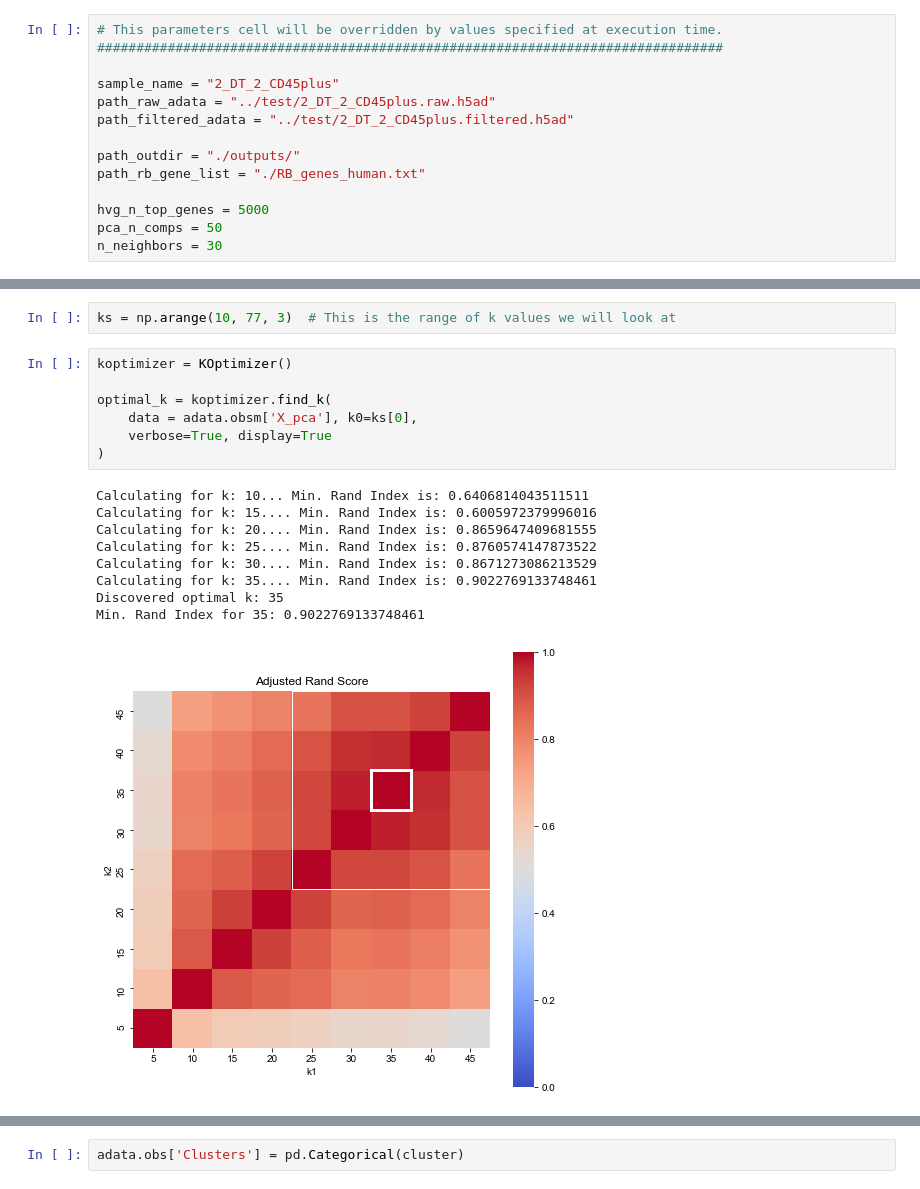
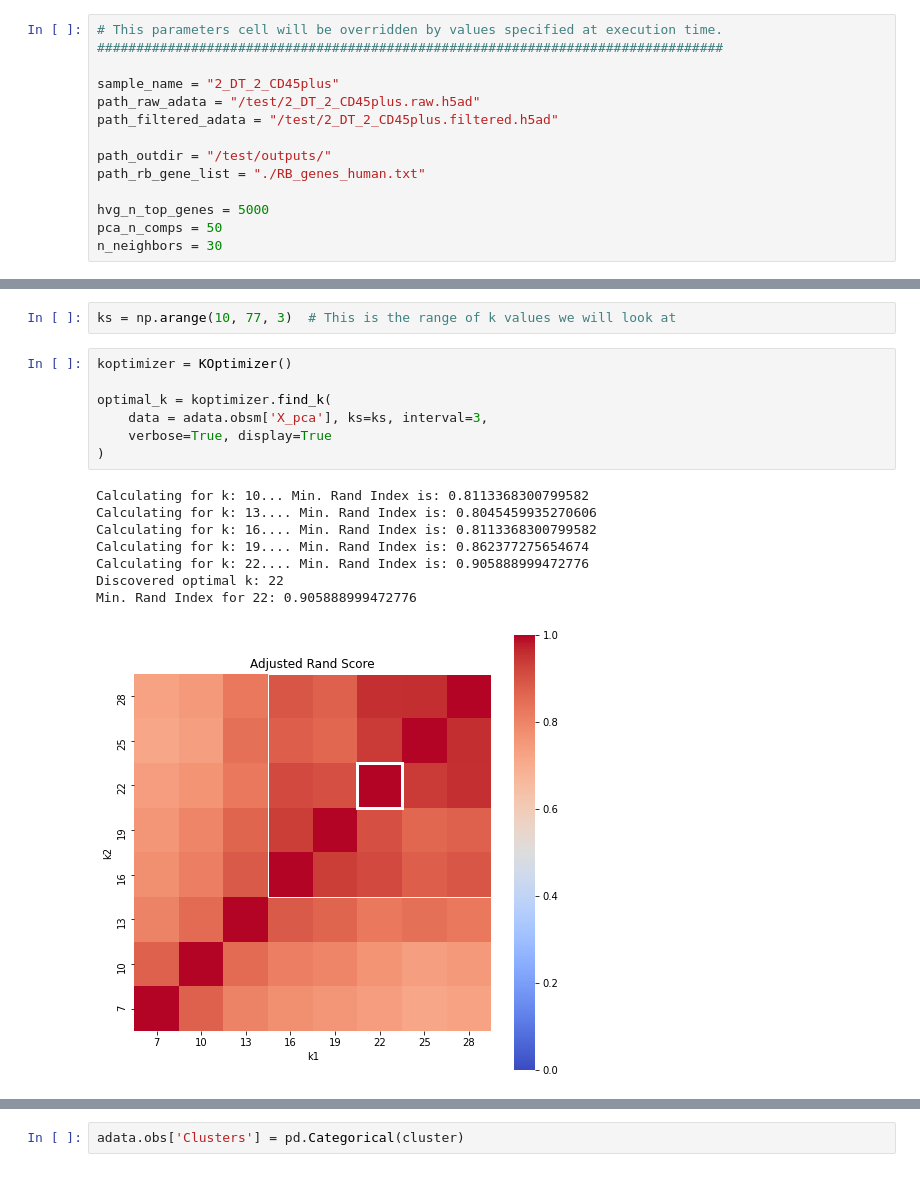
Before and after one commit to hisplan/seqc-ada, a Jupyter notebook: dockers/seqc-basic-analysis/notebooks/basic-analysis-v1b.ipynb, the cells around one changed output, grey strips where cells are left out. Cells and saved outputs as stored; diff of their text form.

```diff
--- a/dockers/seqc-basic-analysis/notebooks/basic-analysis-v1b.ipynb
+++ b/dockers/seqc-basic-analysis/notebooks/basic-analysis-v1b.ipynb
@@ -28,10 +28,10 @@ scanpy==1.8.1 anndata==0.7.4 umap==0.4.6 numpy==1.19.2 scipy==1.5.2 pandas==1.2.
 ################################################################################
 
 sample_name = "2_DT_2_CD45plus"
-path_raw_adata = "../test/2_DT_2_CD45plus.raw.h5ad"
-path_filtered_adata = "../test/2_DT_2_CD45plus.filtered.h5ad"
+path_raw_adata = "/test/2_DT_2_CD45plus.raw.h5ad"
+path_filtered_adata = "/test/2_DT_2_CD45plus.filtered.h5ad"
 
-path_outdir = "./outputs/"
+path_outdir = "/test/outputs/"
 path_rb_gene_list = "./RB_genes_human.txt"
 
 hvg_n_top_genes = 5000
@@ -334,20 +334,19 @@ ks = np.arange(10, 77, 3)  # This is the range of k values we will look at
 # %%
 koptimizer = KOptimizer()
 
 optimal_k = koptimizer.find_k(
-    data = adata.obsm['X_pca'], k0=ks[0],
+    data = adata.obsm['X_pca'], ks=ks, interval=3,
     verbose=True, display=True
 )
 # %% [output]
-Calculating for k: 10... Min. Rand Index is: 0.6406814043511511
-Calculating for k: 15.... Min. Rand Index is: 0.6005972379996016
-Calculating for k: 20.... Min. Rand Index is: 0.8659647409681555
-Calculating for k: 25.... Min. Rand Index is: 0.8760574147873522
-Calculating for k: 30.... Min. Rand Index is: 0.8671273086213529
-Calculating for k: 35.... Min. Rand Index is: 0.9022769133748461
-Discovered optimal k: 35
-Min. Rand Index for 35: 0.9022769133748461
+Calculating for k: 10... Min. Rand Index is: 0.8113368300799582
+Calculating for k: 13.... Min. Rand Index is: 0.8045459935270606
+Calculating for k: 16.... Min. Rand Index is: 0.8113368300799582
+Calculating for k: 19.... Min. Rand Index is: 0.862377275654674
+Calculating for k: 22.... Min. Rand Index is: 0.905888999472776
+Discovered optimal k: 22
+Min. Rand Index for 22: 0.905888999472776
-[figure, old version]
+[figure, new version]
 # %%
 cluster, Q, graph = phenograph.cluster(adata.obsm['X_pca'], k = optimal_k)
 # %% [output]
```
Also changed, not shown: parts of 7 cells of this notebook, 1 other file.
